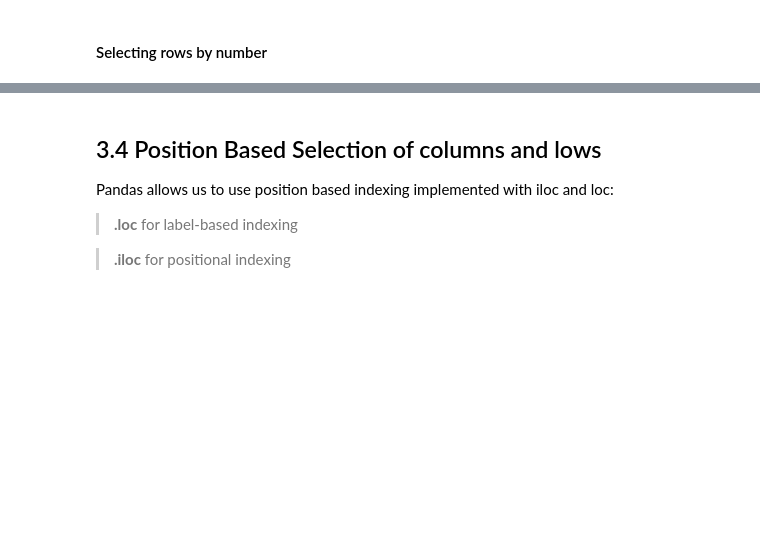
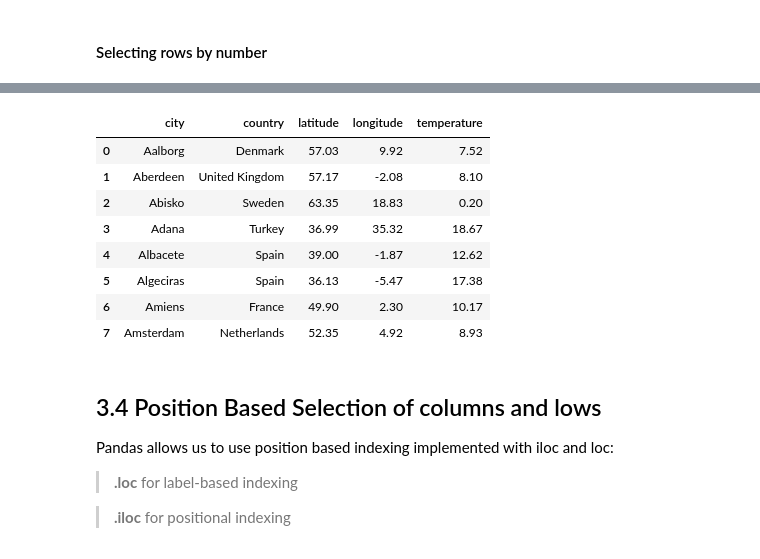
Before and after one commit to sambaiga/Python4DataScience-NMAIST, a Jupyter notebook: notebook/Day 2/data_analysis/Panda for Data Analyis.ipynb, the cells around one changed output, grey strips where cells are left out. Drawn from its saved outputs; the diff is of its cells as text; code cells hidden in the pictures; blank space fills up the shorter version.

```diff
--- a/notebook/Day 2/data_analysis/Panda for Data Analyis.ipynb
+++ b/notebook/Day 2/data_analysis/Panda for Data Analyis.ipynb
@@ -180,5 +231,16 @@ cities[15:20]
 # %%
 # Try  cities[:8] and cities[200:]
+cities[:8]
+# %% [output]
+|  | city | country | latitude | longitude | temperature |
+| 0 | Aalborg | Denmark | 57.03 | 9.92 | 7.52 |
+| 1 | Aberdeen | United Kingdom | 57.17 | -2.08 | 8.10 |
+| 2 | Abisko | Sweden | 63.35 | 18.83 | 0.20 |
+| 3 | Adana | Turkey | 36.99 | 35.32 | 18.67 |
+| 4 | Albacete | Spain | 39.00 | -1.87 | 12.62 |
+| 5 | Algeciras | Spain | 36.13 | -5.47 | 17.38 |
+| 6 | Amiens | France | 49.90 | 2.30 | 10.17 |
+| 7 | Amsterdam | Netherlands | 52.35 | 4.92 | 8.93 |
 # %% [markdown]
 ## 3.4 Position Based Selection of columns and lows
 Pandas allows us to use position based indexing implemented with iloc and loc:
```
Also changed, not shown: parts of 41 cells of this notebook, 17 other files.
